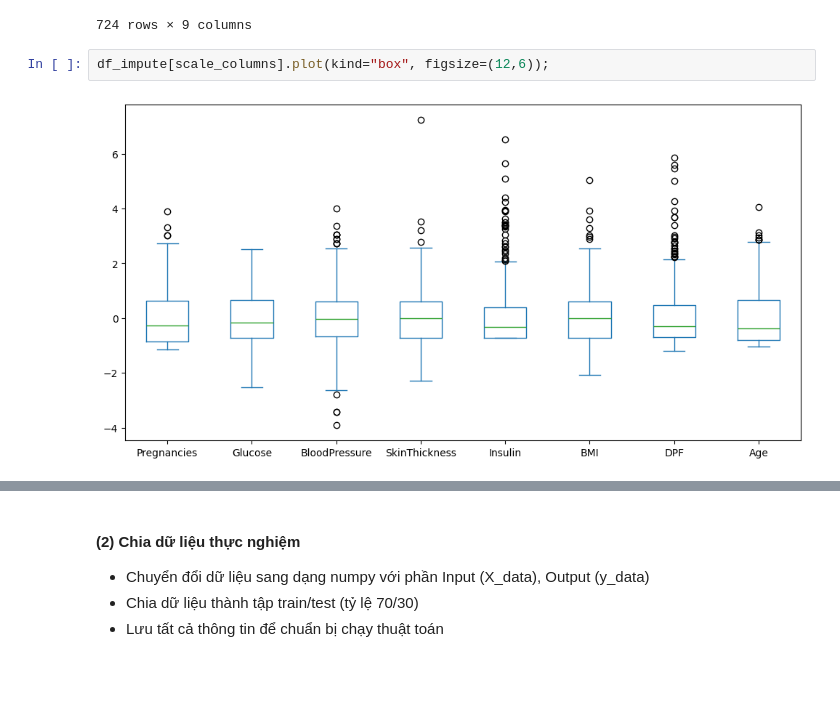
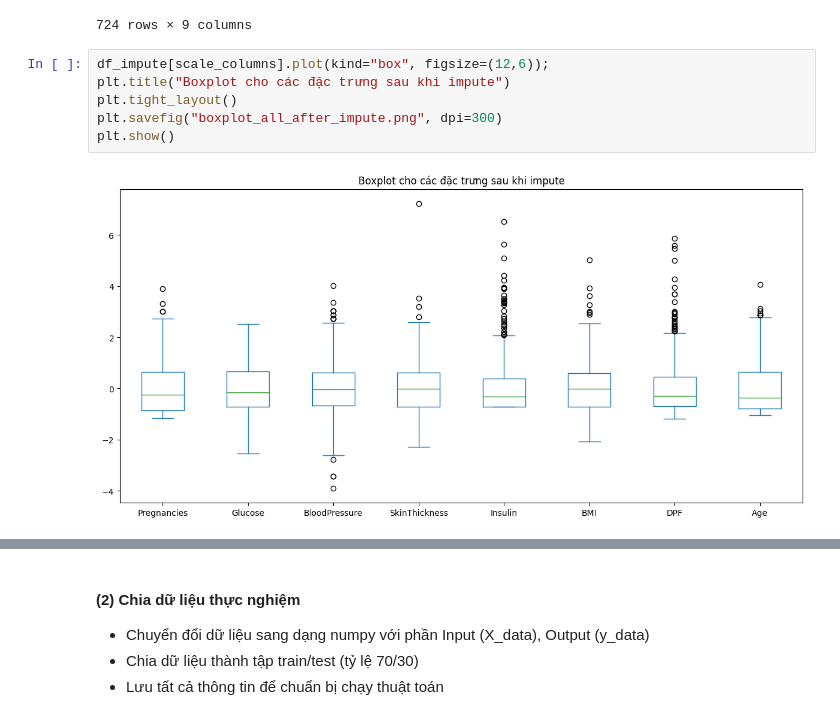
Before and after one commit to chien2734/sgu_data_analyst, a Jupyter notebook: Lab03_BuiDucChien_3122410039.ipynb, the cells around one changed output, grey strips where cells are left out. Saved outputs shown, nothing was run; the diff lists cells and outputs as text; blank space fills up the shorter version.

```diff
--- a/Lab03_BuiDucChien_3122410039.ipynb
+++ b/Lab03_BuiDucChien_3122410039.ipynb
@@ -509,9 +535,13 @@ df_impute
 | 762 | 1.527752 | -1.070091 | -0.840699 | -0.993503 | -0.722572 | -1.447830 | -1.002047 | -0.029839 | 0 |
 | 766 | -0.852861 | 0.133992 | -1.002363 | -0.098797 | -0.722572 | -0.343850 | -0.378713 | 1.160914 | 1 |
 724 rows × 9 columns
-# %%
-df_impute[scale_columns].plot(kind="box", figsize=(12,6));
-# %% [output]
-[figure, removed]
+# %%
+df_impute[scale_columns].plot(kind="box", figsize=(12,6));
+plt.title("Boxplot cho các đặc trưng sau khi impute")
+plt.tight_layout()
+plt.savefig("boxplot_all_after_impute.png", dpi=300)
+plt.show()
+# %% [output]
+[figure, added]
 # %%
 correlations = df_impute.corr(method='pearson')
```
Also changed, not shown: parts of 15 cells of this notebook.
